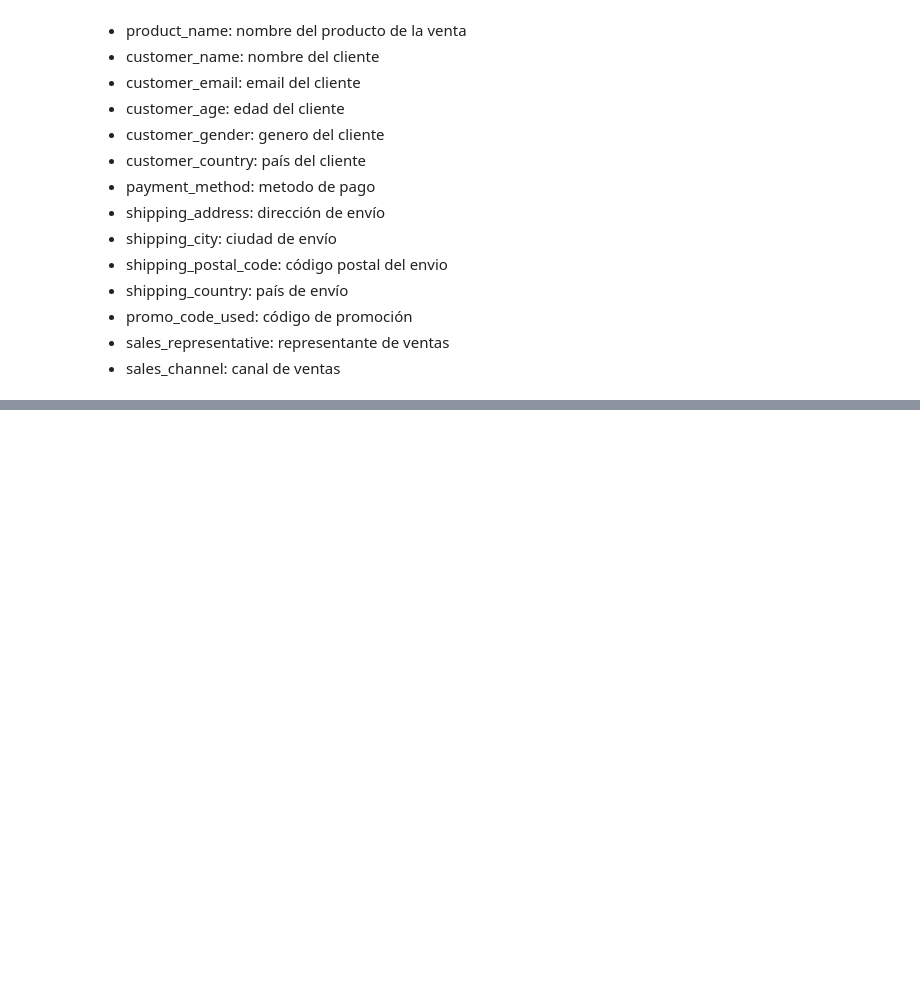
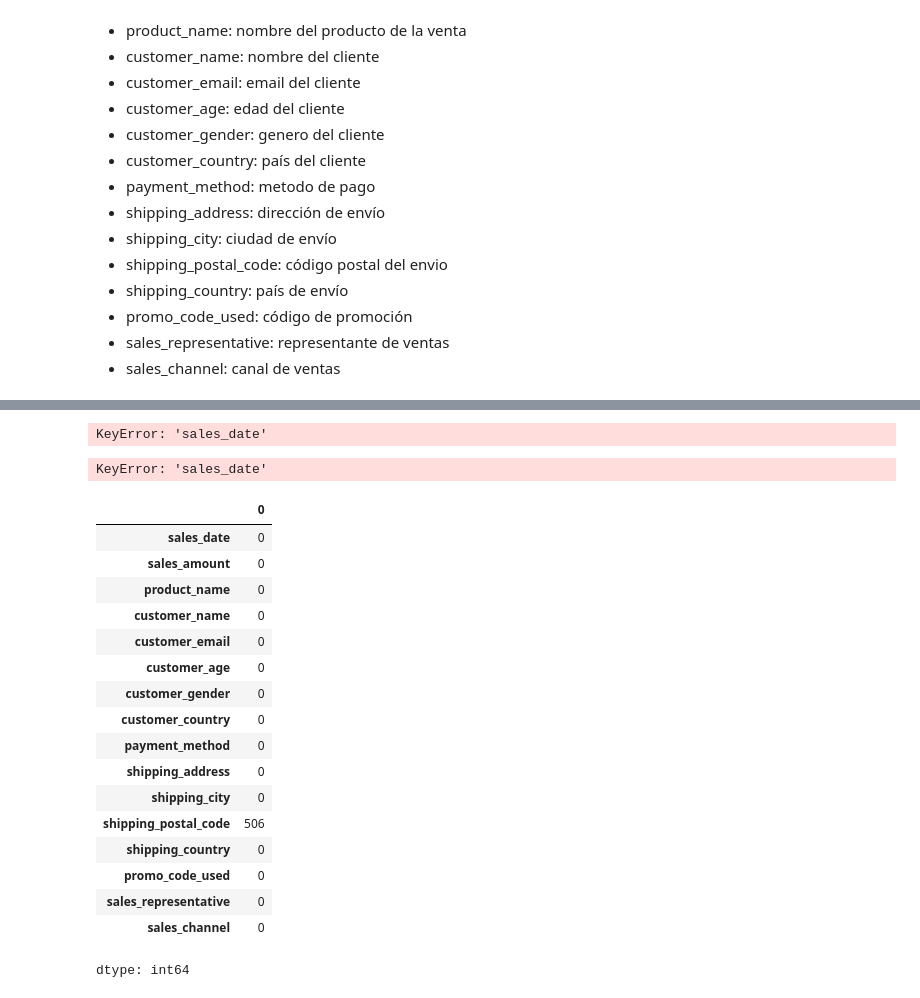
Before and after one commit to Patri2508/Archivos-DA, a Jupyter notebook: Proyecto_CienciadeDatos.ipynb, the cells around one changed output, grey strips where cells are left out. Cells and saved outputs as stored; diff of their text form; code cells hidden in the pictures; blank space fills up the shorter version.

```diff
--- a/Proyecto_CienciadeDatos.ipynb
+++ b/Proyecto_CienciadeDatos.ipynb
@@ -73,0 +95,51 @@ df.head()
+# %%
+# Conversiones necesarias
+
+# Convertir  ´Sales_date´ a datetime
+df['sales_date'] = pd.to_datetime(df['sales_date'])
+
+# Convertir columnas a texto
+df['sales_channel'] = df['sales_channel'].astype(str)
+df['customer_gender'] = df['customer_gender'].astype(str)
+df['customer_country'] = df['customer_country'].astype(str)
+df['shipping_country'] = df['shipping_country'].astype(str)
+df['promo_code_used'] = df['promo_code_used'].astype(str)
+df['sales_representative'] = df['sales_representative'].astype(str)
+# %% [output]
+KeyError: 'sales_date'
+# %%
+# Creacion de columnas para analisis de datos
+
+# Obtener el dia de la semana de la venta
+df['day_of_week'] = df['sales_date'].dt.day_name()
+
+# Obtener el mes de la venta
+df['month'] = df['sales_date'].dt.month_name()
+
+# Obtener el nombre del dia de la semana
+
+df['Day name'] = df['sales_date'].dt.strftime('%A')
+# %% [output]
+KeyError: 'sales_date'
+# %%
+# Revision de valores nulos
+df.isnull().sum()
+# %% [output]
+|  | 0 |
+| sales_date | 0 |
+| sales_amount | 0 |
+| product_name | 0 |
+| customer_name | 0 |
+| customer_email | 0 |
+| customer_age | 0 |
+| customer_gender | 0 |
+| customer_country | 0 |
+| payment_method | 0 |
+| shipping_address | 0 |
+| shipping_city | 0 |
+| shipping_postal_code | 506 |
+| shipping_country | 0 |
+| promo_code_used | 0 |
+| sales_representative | 0 |
+| sales_channel | 0 |
+dtype: int64
```
Also changed, not shown: parts of 23 cells of this notebook.
